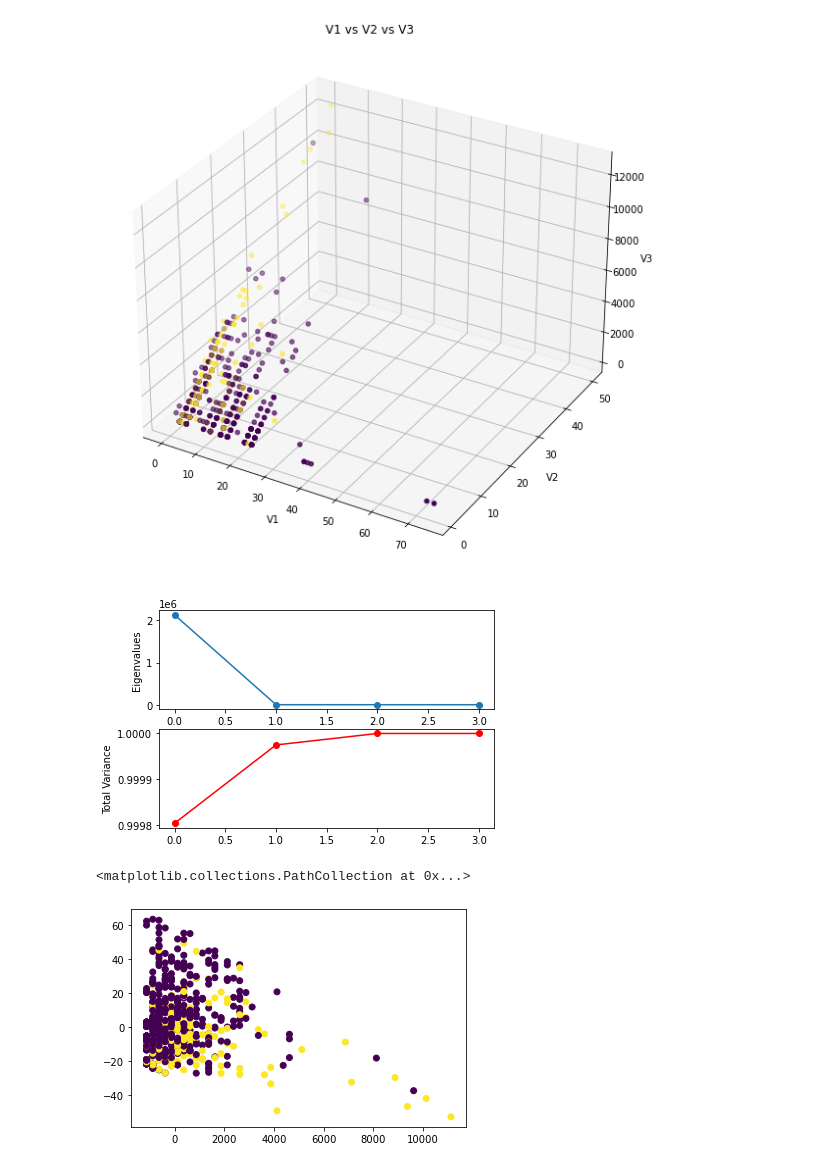
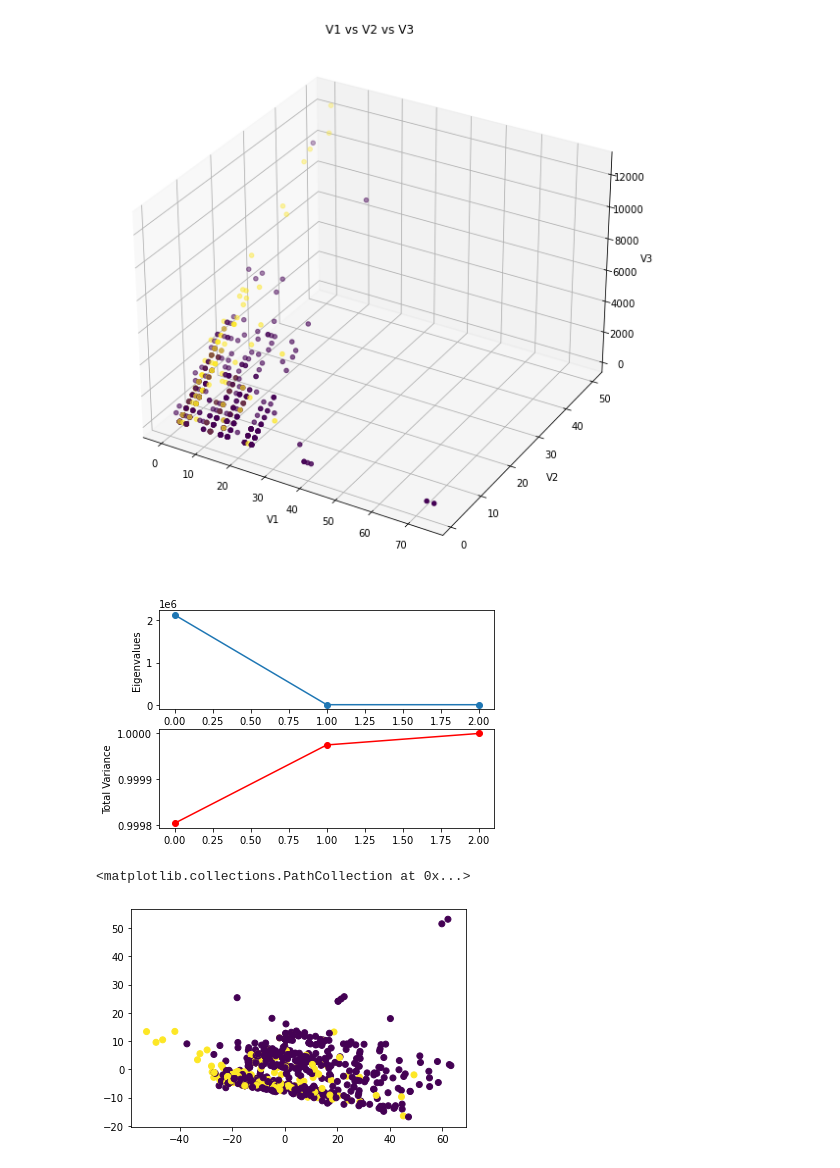
Before and after one commit to williamrxu/ndd-workspace, a Jupyter notebook: cpd_experiment_cc18.ipynb, the cells around one changed output. Saved outputs shown, nothing was run; the diff lists cells and outputs as text; code cells hidden in the pictures.

```diff
--- a/cpd_experiment_cc18.ipynb
+++ b/cpd_experiment_cc18.ipynb
@@ -49,8 +49,8 @@ ax.set_title(d_name[i] + ' vs ' + d_name[j] + ' vs ' + d_name[k], y=1.08);
 #explained variance
 from sklearn.decomposition import PCA
 
-X = data.copy()
-pca = PCA(whiten = False);
+X = data.copy();
+pca = PCA(n_components = 3, whiten = False);
 X = pca.fit_transform(X);
 
 E, L = pca.components_.T, pca.explained_variance_
@@ -64,10 +64,10 @@ cl = np.cumsum(L);
 plot(cl/cl[-1],'o-r');
 ylabel('Total Variance');
 # %% [output]
-[figure, old version]
+[figure, new version]
 # %%
 #plot
-scatter(X[:,0], X[:,1], c=target)
+scatter(X[:,1], X[:,2], c=target)
 # %% [output]
 <matplotlib.collections.PathCollection at 0x...>
-[figure, old version]
+[figure, new version]
```
Also changed, not shown: parts of 8 cells of this notebook, 1 other file.
